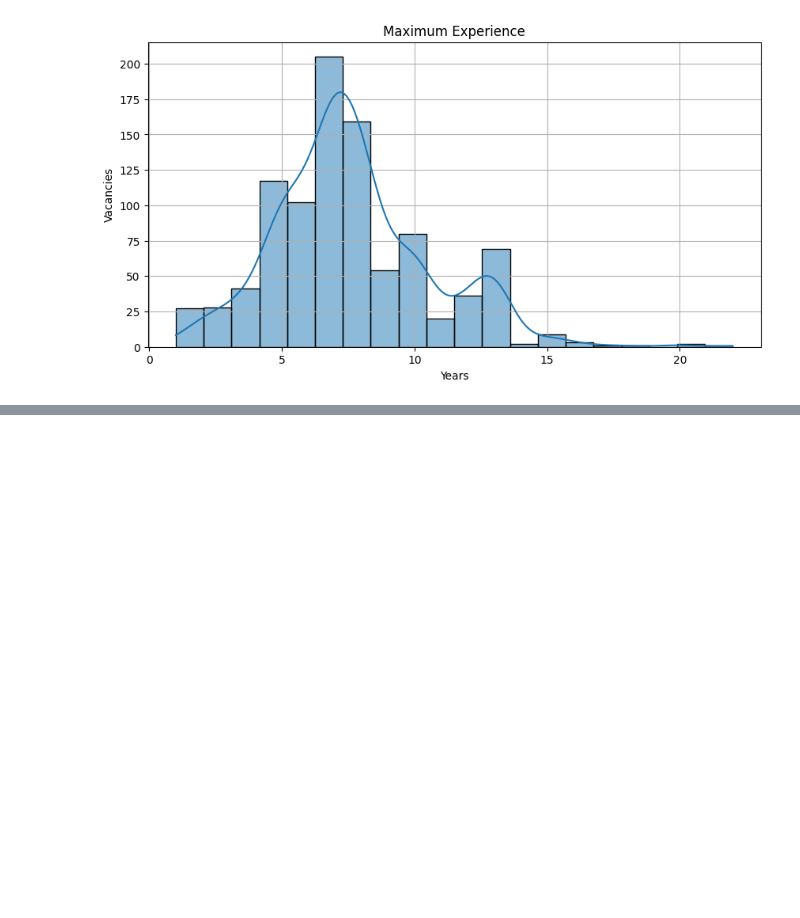
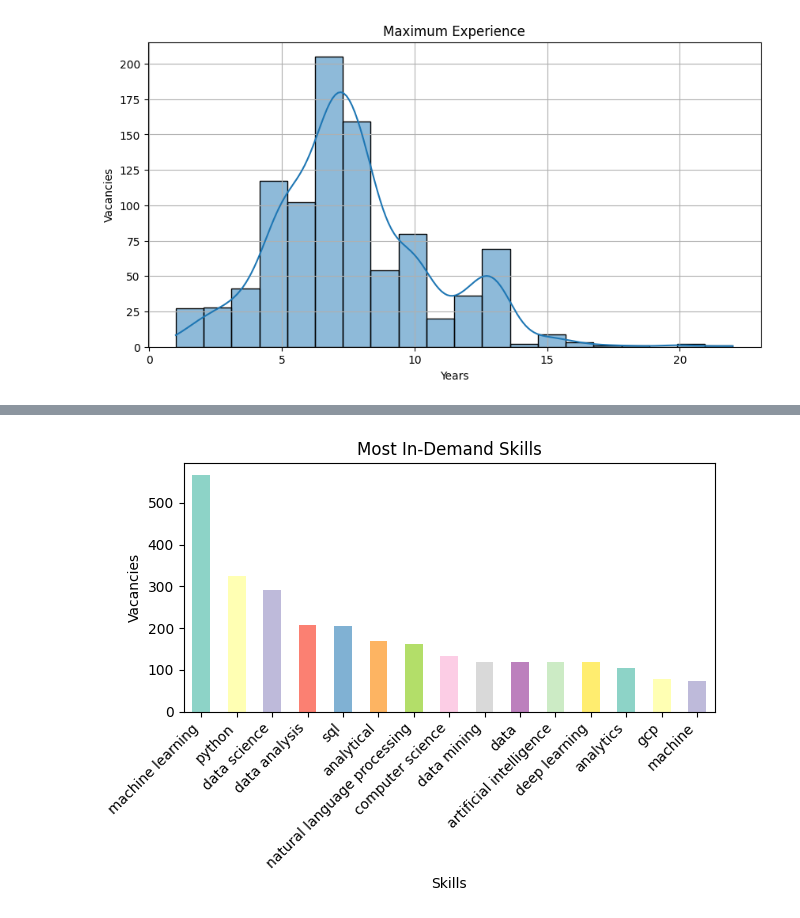
Before and after one commit to zkhechadoorian/datasciNaukri, a Jupyter notebook: notebooks/clean.ipynb, the cells around one changed output, grey strips where cells are left out. Drawn from its saved outputs; the diff is of its cells as text; code cells hidden in the pictures; blank space fills up the shorter version.

Commit message:
Updating work. Cleaned and analyzed data in a new notebook.

```diff
--- a/notebooks/clean.ipynb
+++ b/notebooks/clean.ipynb
@@ -232,0 +250,15 @@ plt.show()
+# %%
+# now switch gears to skills section
+# goal is to produce a pie chart with most desired skills (top 10)
+# slice size indicates frequency
+
+# at this point, each row has a ['string'] in its skills column already .split()
+# but now we want to .explode() so that each entry gets put into a row
+skills_data = df['skills'].explode()
+print("skills_data.head(): \n", skills_data.head())
+print("skills_data.shape: ", skills_data.shape)
+
+# let's get the top most frequent skills
+top_skills = skills_data.value_counts().head(15)
+bot_skills = skills_data.value_counts().tail(15)
+print("top skills: \n", top_skills)
@@ -232,0 +283,11 @@ plt.show()
+# %%
+# bar plot
+top_skills.plot(kind="bar", color=colors)
+plt.xticks(rotation=45, ha='right')
+plt.ylabel("Vacancies")
+plt.xlabel("Skills")
+plt.title("Most In-Demand Skills")
+plt.tight_layout()
+plt.show()
+# %% [output]
+[figure, added]
```
Also changed, not shown: parts of 35 cells of this notebook, 1 other file.
